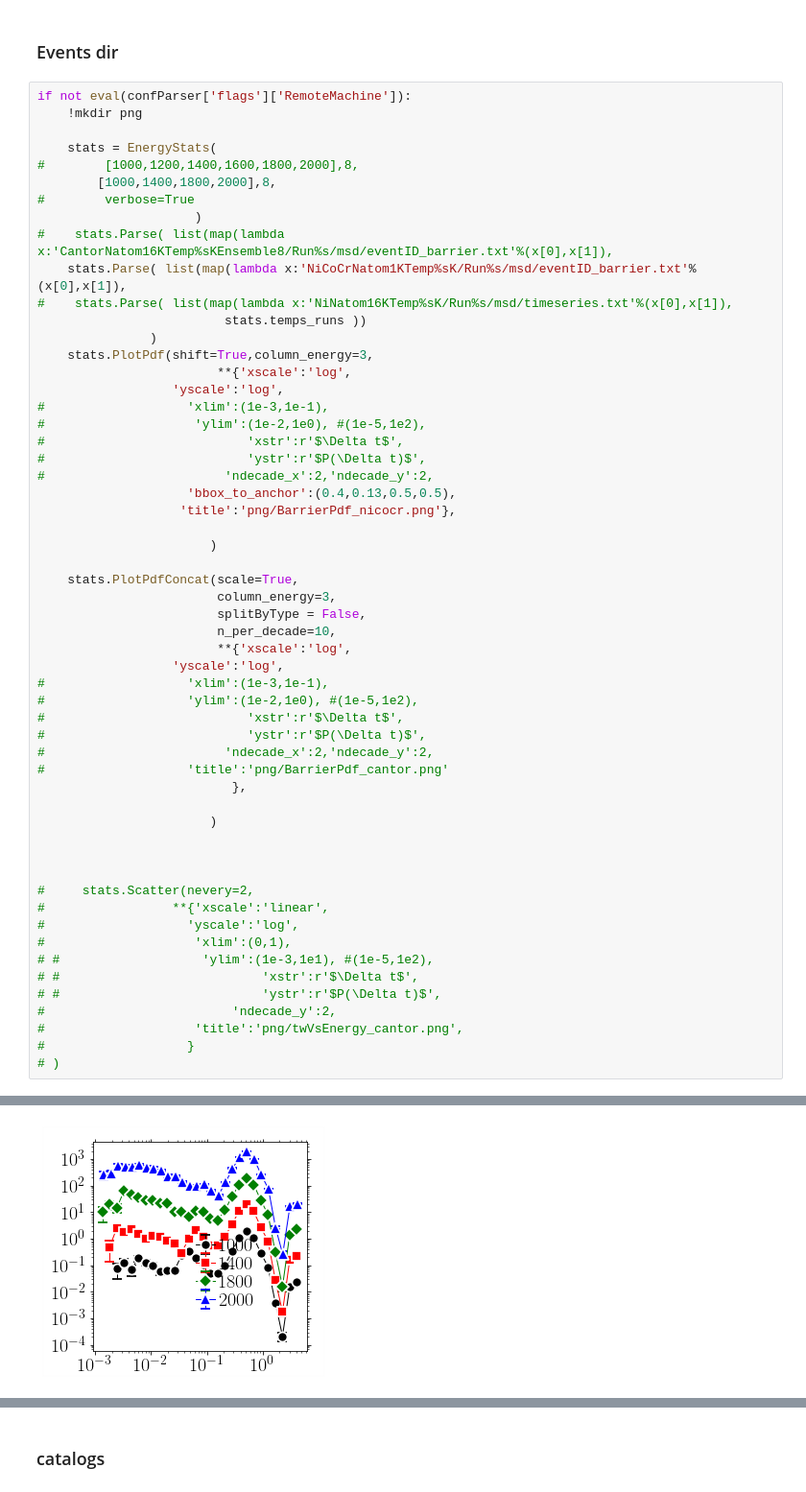
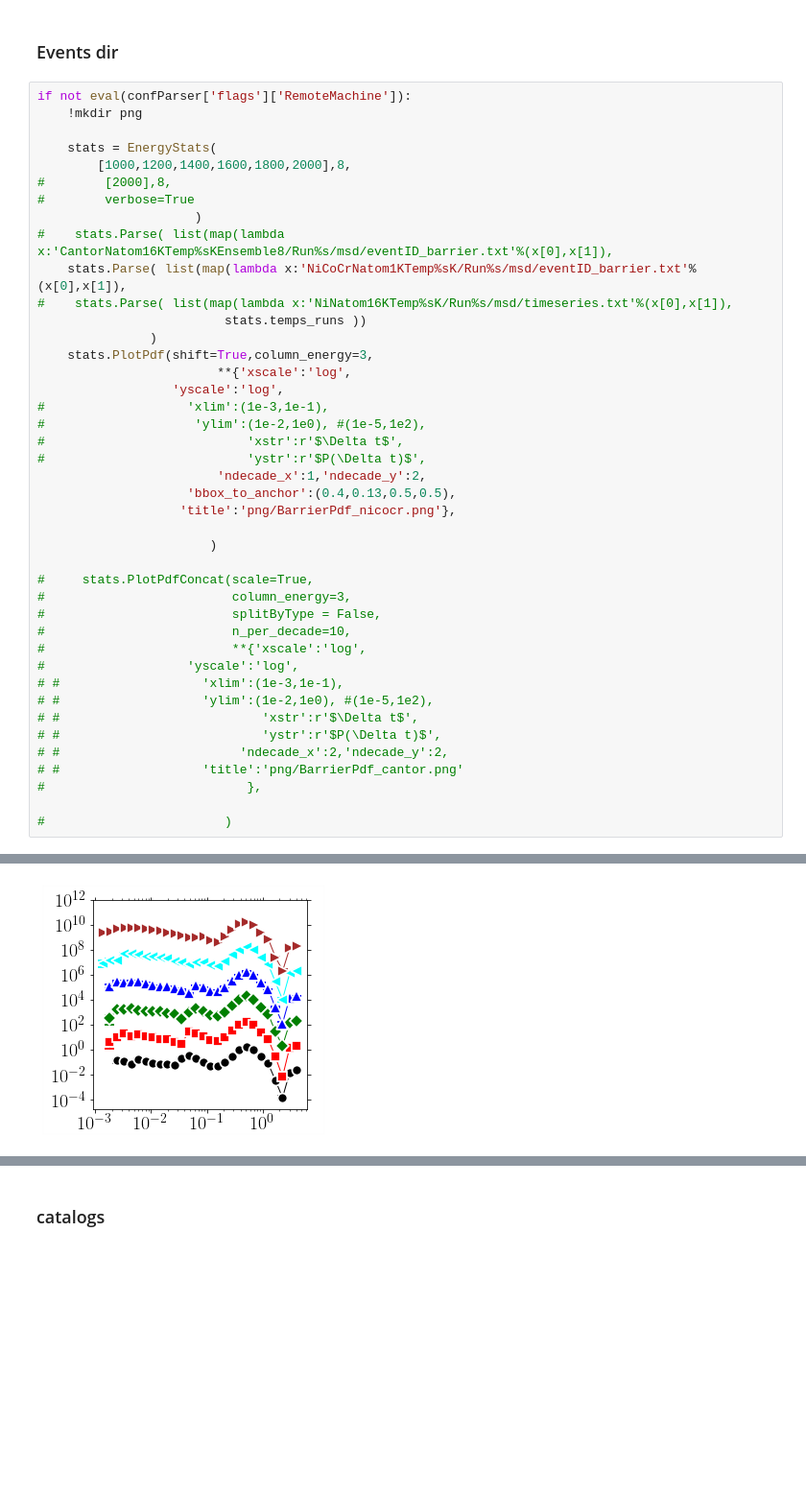
Before and after one commit to kkarimi62/vacancyDiffusion, a Jupyter notebook: postproc/postproc.ipynb, the cells around one changed output, grey strips where cells are left out. Shown at 96% size. Saved outputs shown, nothing was run; the diff lists cells and outputs as text; blank space fills up the shorter version.

```diff
--- a/postproc/postproc.ipynb
+++ b/postproc/postproc.ipynb
@@ -1883,8 +2097,8 @@ if not eval(confParser['flags']['RemoteMachine']):
     !mkdir png
 
     stats = EnergyStats(
-#        [1000,1200,1400,1600,1800,2000],8,
-        [1000,1400,1800,2000],8,
+        [1000,1200,1400,1600,1800,2000],8,
+#        [2000],8,
 #        verbose=True
                      )
 #    stats.Parse( list(map(lambda x:'CantorNatom16KTemp%sKEnsemble8/Run%s/msd/eventID_barrier.txt'%(x[0],x[1]),
@@ -1899,40 +2113,26 @@ if not eval(confParser['flags']['RemoteMachine']):
 #                    'ylim':(1e-2,1e0), #(1e-5,1e2),
 #                           'xstr':r'$\Delta t$',
 #                           'ystr':r'$P(\Delta t)$',
-#                        'ndecade_x':2,'ndecade_y':2,
+                        'ndecade_x':1,'ndecade_y':2,
                     'bbox_to_anchor':(0.4,0.13,0.5,0.5),
                    'title':'png/BarrierPdf_nicocr.png'},
 
                        )
 
-    stats.PlotPdfConcat(scale=True,
-                        column_energy=3,
-                        splitByType = False,
-                        n_per_decade=10,
-                        **{'xscale':'log',
-                  'yscale':'log',
-#                   'xlim':(1e-3,1e-1),
-#                   'ylim':(1e-2,1e0), #(1e-5,1e2),
-#                           'xstr':r'$\Delta t$',
-#                           'ystr':r'$P(\Delta t)$',
-#                        'ndecade_x':2,'ndecade_y':2,
-#                   'title':'png/BarrierPdf_cantor.png'
-                          },
-
-                       )
-
-
-
-#     stats.Scatter(nevery=2,
-#                 **{'xscale':'linear',
+#     stats.PlotPdfConcat(scale=True,
+#                         column_energy=3,
+#                         splitByType = False,
+#                         n_per_decade=10,
+#                         **{'xscale':'log',
 #                   'yscale':'log',
-#                    'xlim':(0,1),
-# #                   'ylim':(1e-3,1e1), #(1e-5,1e2),
+# #                   'xlim':(1e-3,1e-1),
+# #                   'ylim':(1e-2,1e0), #(1e-5,1e2),
 # #                           'xstr':r'$\Delta t$',
 # #                           'ystr':r'$P(\Delta t)$',
-#                         'ndecade_y':2,
-#                    'title':'png/twVsEnergy_cantor.png',
-#                   }
-# )
+# #                        'ndecade_x':2,'ndecade_y':2,
+# #                   'title':'png/BarrierPdf_cantor.png'
+#                           },
+
+#                        )
 # %% [output]
 mkdir: png: File exists
@@ -1940 +2139 @@ No handles with labels found to put in legend.
-[figure, old version]
+[figure, new version]
```
Also changed, not shown: parts of 18 cells of this notebook.
